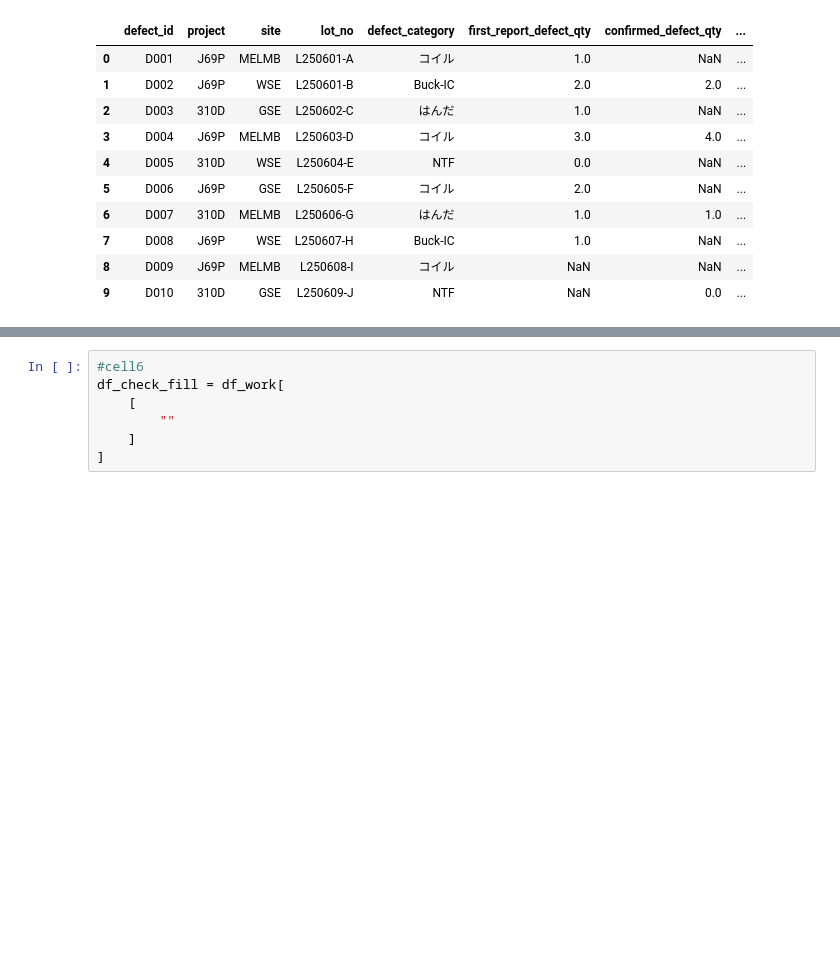
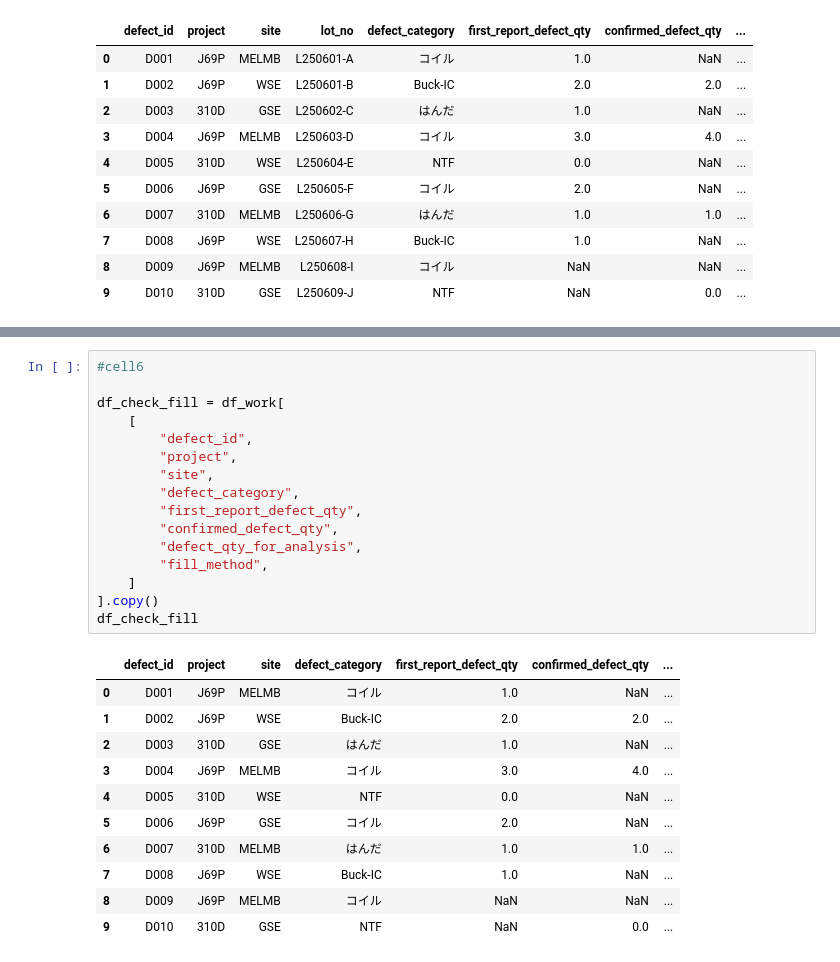
Before and after one commit to kjfarm1225/pyq_practice, a Jupyter notebook: 129_3_quality_fill_with_method_practice/quality_fill_with_method_practice.ipynb, the cells around one changed output, grey strips where cells are left out. Drawn from its saved outputs; the diff is of its cells as text; blank space fills up the shorter version.

```diff
--- a/129_3_quality_fill_with_method_practice/quality_fill_with_method_practice.ipynb
+++ b/129_3_quality_fill_with_method_practice/quality_fill_with_method_practice.ipynb
@@ -107,10 +103,31 @@ df_work
 | 7 | D008 | J69P | WSE | L250607-H | Buck-IC | 1.0 | NaN | ... |
 | 8 | D009 | J69P | MELMB | L250608-I | コイル | NaN | NaN | ... |
 | 9 | D010 | 310D | GSE | L250609-J | NTF | NaN | 0.0 | ... |
-# %%
-#cell6
-df_check_fill = df_work[
-    [
-        ""
-    ]
-]
+# %%
+#cell6
+
+df_check_fill = df_work[
+    [
+        "defect_id",
+        "project",
+        "site",
+        "defect_category",
+        "first_report_defect_qty",
+        "confirmed_defect_qty",
+        "defect_qty_for_analysis",
+        "fill_method",
+    ]
+].copy()
+df_check_fill
+# %% [output]
+|  | defect_id | project | site | defect_category | first_report_defect_qty | confirmed_defect_qty | ... |
+| 0 | D001 | J69P | MELMB | コイル | 1.0 | NaN | ... |
+| 1 | D002 | J69P | WSE | Buck-IC | 2.0 | 2.0 | ... |
+| 2 | D003 | 310D | GSE | はんだ | 1.0 | NaN | ... |
+| 3 | D004 | J69P | MELMB | コイル | 3.0 | 4.0 | ... |
+| 4 | D005 | 310D | WSE | NTF | 0.0 | NaN | ... |
+| 5 | D006 | J69P | GSE | コイル | 2.0 | NaN | ... |
+| 6 | D007 | 310D | MELMB | はんだ | 1.0 | 1.0 | ... |
+| 7 | D008 | J69P | WSE | Buck-IC | 1.0 | NaN | ... |
+| 8 | D009 | J69P | MELMB | コイル | NaN | NaN | ... |
+| 9 | D010 | 310D | GSE | NTF | NaN | 0.0 | ... |
```
Also changed, not shown: parts of 9 cells of this notebook.
